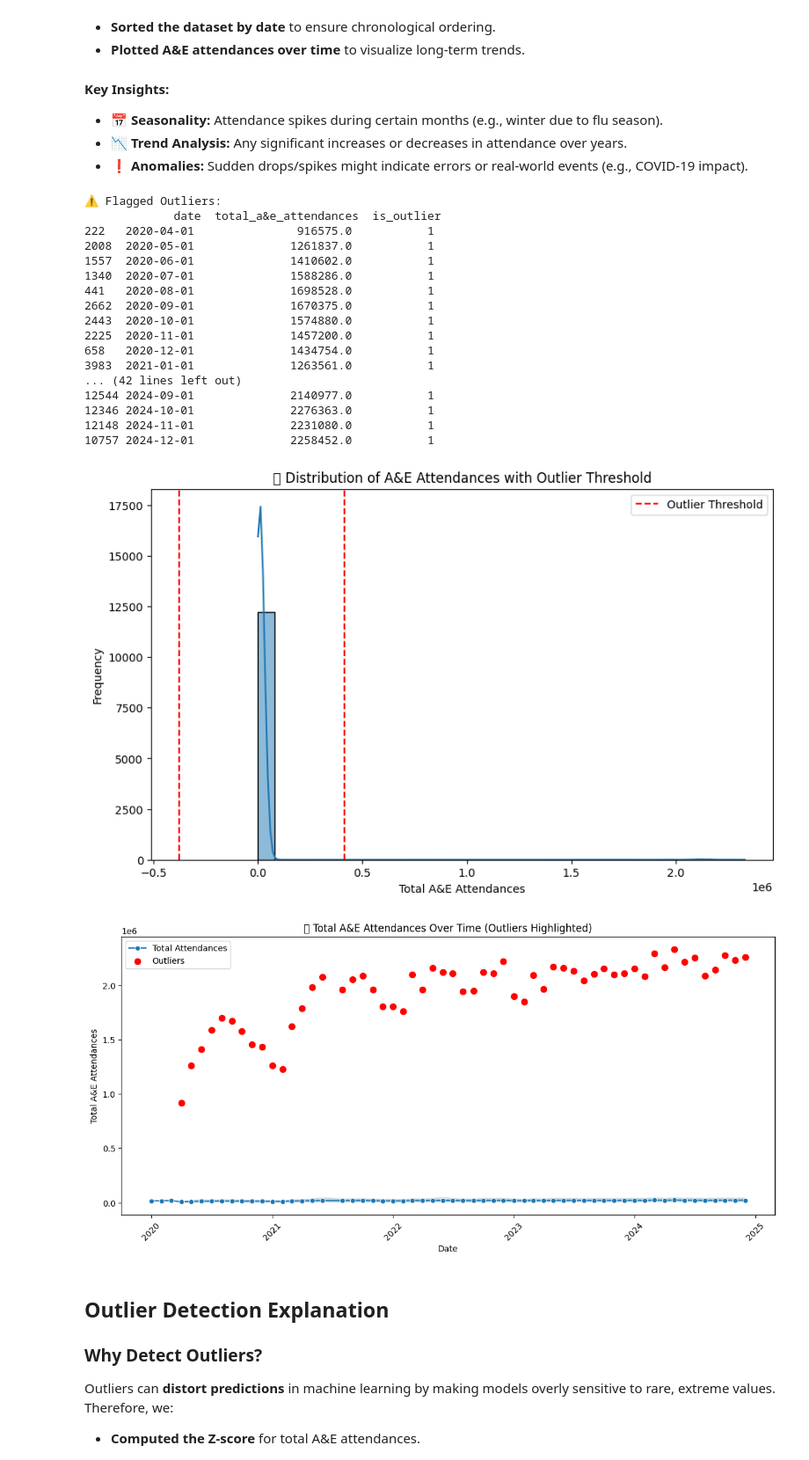
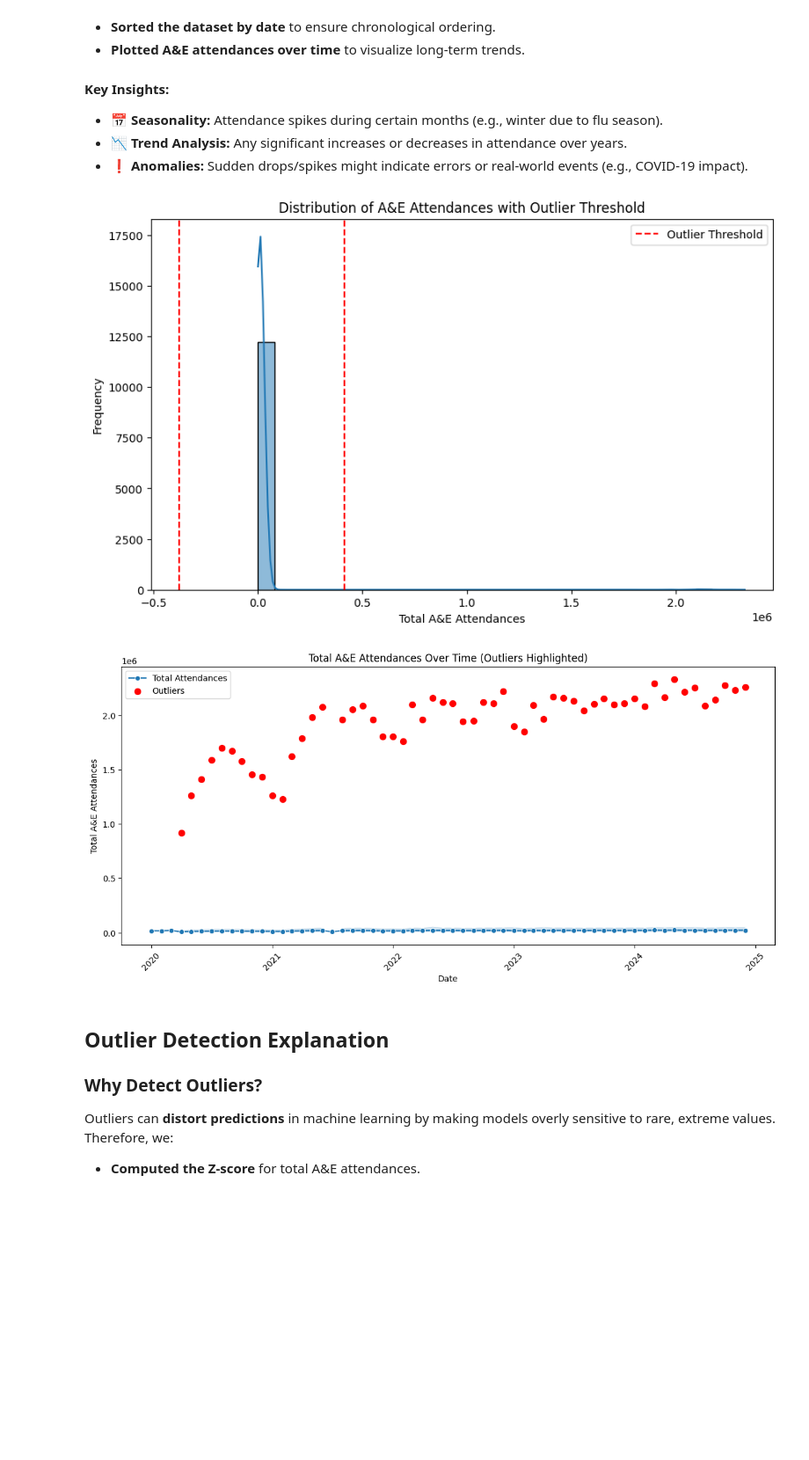
Before and after one commit to sophieboyle1/Final-Year-Project, a Jupyter notebook: src/predictions.ipynb, the cells around one changed output. Shown at 88% size. Saved outputs shown, nothing was run; the diff lists cells and outputs as text; code cells hidden in the pictures; blank space fills up the shorter version.

```diff
--- a/src/predictions.ipynb
+++ b/src/predictions.ipynb
@@ -312,60 +312,51 @@ We:
 - 📉 **Trend Analysis:** Any significant increases or decreases in attendance over years.
 - ❗ **Anomalies:** Sudden drops/spikes might indicate errors or real-world events (e.g., COVID-19 impact).
 # %%
-from scipy.stats import zscore
+# Ensure we modify the DataFrame correctly
+nhs_data = nhs_data.copy()
 
-# Compute Z-score for total A&E attendances
+# Check and handle NaNs before applying Z-score
+if nhs_data["total_a&e_attendances"].isna().sum() > 0:
+    print(f"⚠ Found {nhs_data['total_a&e_attendances'].isna().sum()} missing values in 'total_a&e_attendances'. Filling with median.")
+    nhs_data["total_a&e_attendances"] = nhs_data["total_a&e_attendances"].fillna(nhs_data["total_a&e_attendances"].median())
+
+# Check for infinite values
+if np.isinf(nhs_data["total_a&e_attendances"]).sum() > 0:
+    print("⚠ Found infinite values. Replacing with median.")
+    nhs_data["total_a&e_attendances"] = nhs_data["total_a&e_attendances"].replace([np.inf, -np.inf], nhs_data["total_a&e_attendances"].median())
+
+# Compute Z-score after handling missing/infinite values
 nhs_data["attendance_zscore"] = np.abs(zscore(nhs_data["total_a&e_attendances"]))
 
 # Flag outliers (Z-score > 3)
 nhs_data["is_outlier"] = (nhs_data["attendance_zscore"] > 3).astype(int)
 
-# 🔹 Now filter out the outliers AFTER the column is created
+# Extract only detected outliers
 outliers = nhs_data[nhs_data["is_outlier"] == 1]
 
-# Print detected outliers
-print("\n⚠ Flagged Outliers:\n", outliers[["date", "total_a&e_attendances", "is_outlier"]])
-
-# 🔹 Plot histogram with outlier threshold
+# Plot histogram with outlier threshold
 plt.figure(figsize=(10, 6))
 sns.histplot(nhs_data["total_a&e_attendances"], bins=30, kde=True)
 plt.axvline(nhs_data["total_a&e_attendances"].mean() + 3 * nhs_data["total_a&e_attendances"].std(), color='r', linestyle='dashed', label="Outlier Threshold")
 plt.axvline(nhs_data["total_a&e_attendances"].mean() - 3 * nhs_data["total_a&e_attendances"].std(), color='r', linestyle='dashed')
-plt.title("📊 Distribution of A&E Attendances with Outlier Threshold")
+plt.title("Distribution of A&E Attendances with Outlier Threshold")
 plt.xlabel("Total A&E Attendances")
 plt.ylabel("Frequency")
 plt.legend()
 plt.show()
 
-# 🔹 Time-series plot of A&E attendances with outliers highlighted
+# Time-series plot of A&E attendances with outliers highlighted
 plt.figure(figsize=(14, 6))
 sns.lineplot(data=nhs_data, x="date", y="total_a&e_attendances", marker="o", label="Total Attendances")
-sns.scatterplot(data=nhs_data[nhs_data["is_outlier"] == 1], x="date", y="total_a&e_attendances", color="red", s=80, label="Outliers")
-plt.title("📈 Total A&E Attendances Over Time (Outliers Highlighted)")
+sns.scatterplot(data=outliers, x="date", y="total_a&e_attendances", color="red", s=80, label="Outliers")
+plt.title("Total A&E Attendances Over Time (Outliers Highlighted)")
 plt.xlabel("Date")
 plt.ylabel("Total A&E Attendances")
 plt.xticks(rotation=45)
 plt.legend()
 plt.show()
 # %% [output]
-⚠ Flagged Outliers:
-             date  total_a&e_attendances  is_outlier
-222   2020-04-01               916575.0           1
-2008  2020-05-01              1261837.0           1
-1557  2020-06-01              1410602.0           1
-1340  2020-07-01              1588286.0           1
-441   2020-08-01              1698528.0           1
-2662  2020-09-01              1670375.0           1
-2443  2020-10-01              1574880.0           1
-2225  2020-11-01              1457200.0           1
-658   2020-12-01              1434754.0           1
-3983  2021-01-01              1263561.0           1
-... (42 lines left out)
-12544 2024-09-01              2140977.0           1
-12346 2024-10-01              2276363.0           1
-12148 2024-11-01              2231080.0           1
-10757 2024-12-01              2258452.0           1
-[figure, old version]
+[figure, new version]
 [figure]
 # %% [markdown]
 ## Outlier Detection Explanation
```
Also changed, not shown: parts of 1 cell of this notebook.
